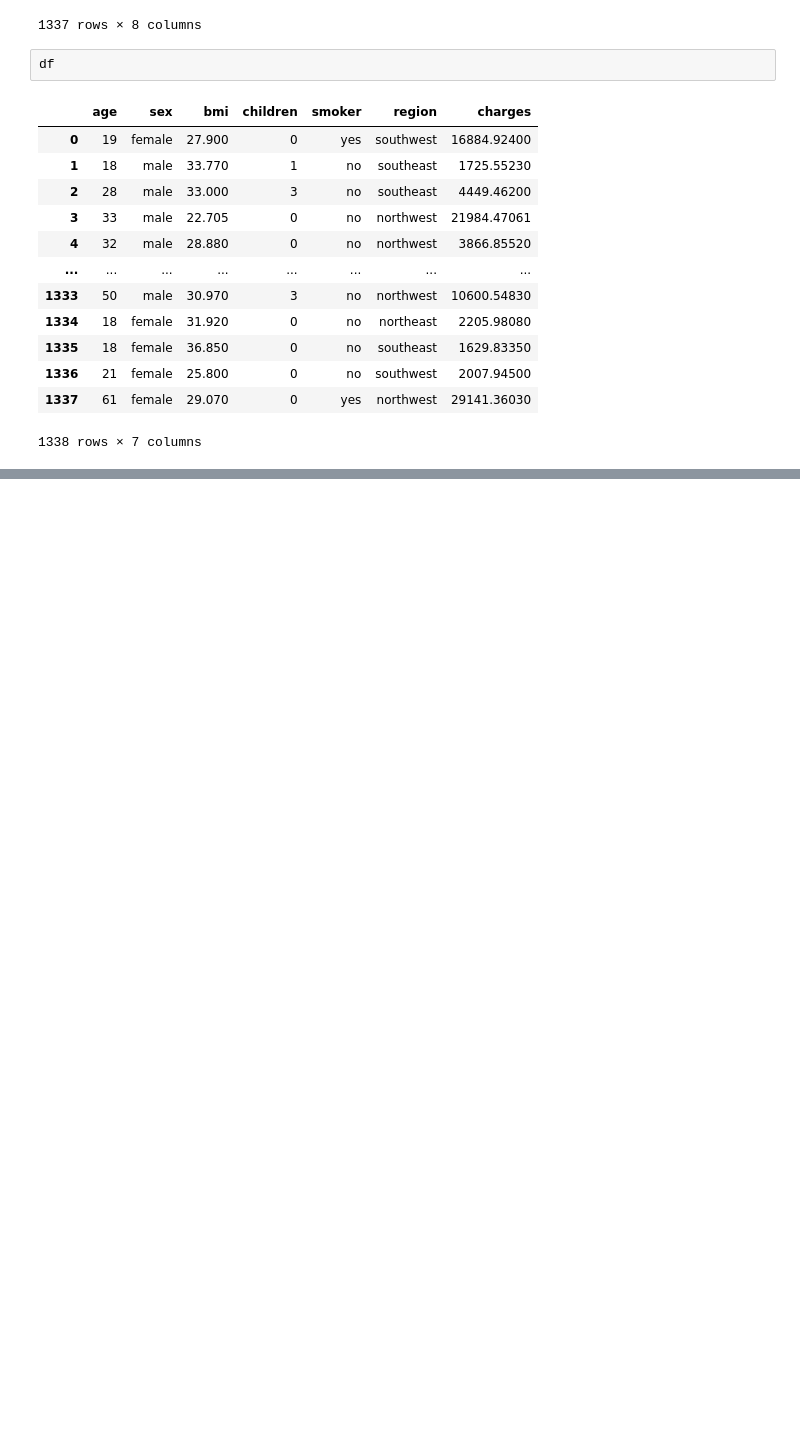
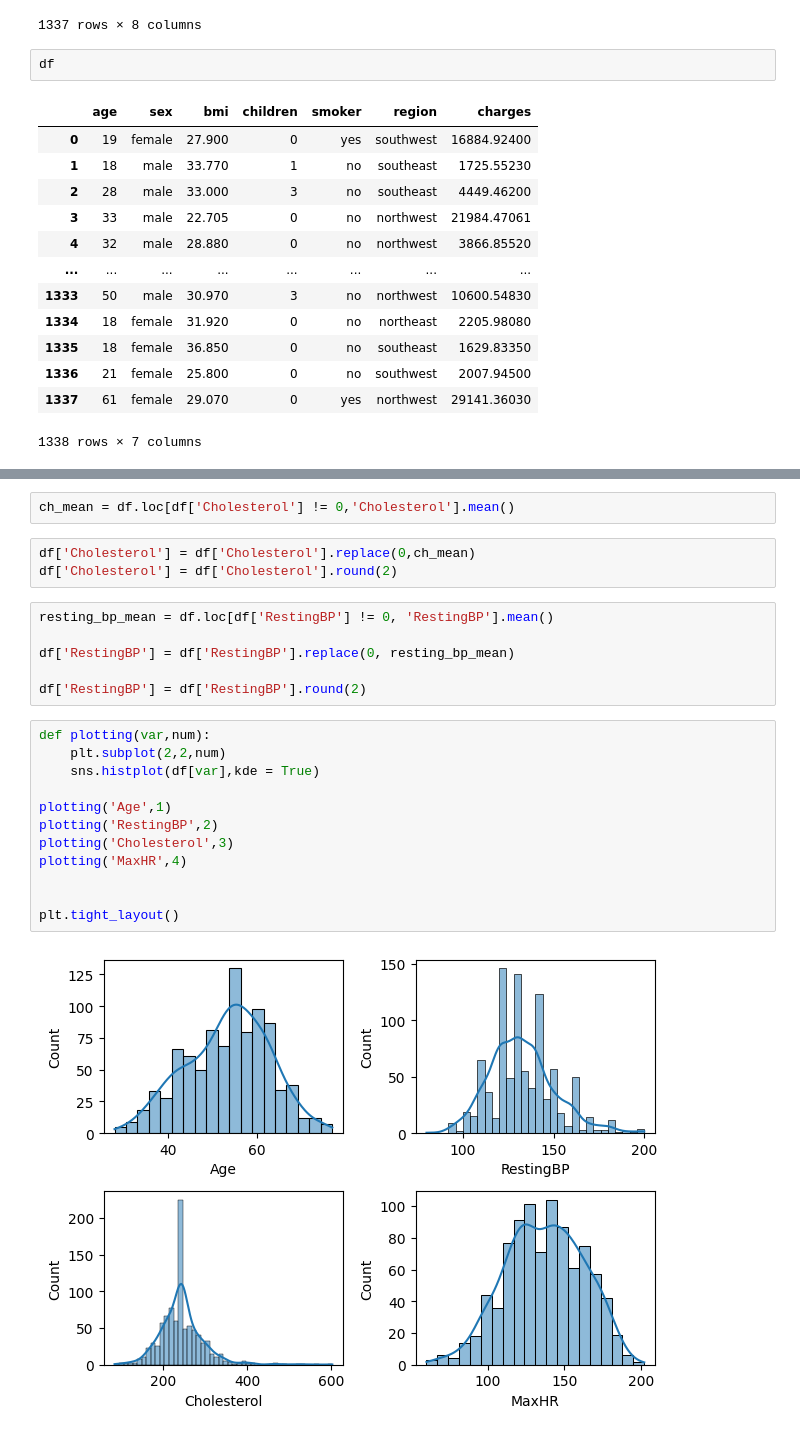
Before and after one commit to kartik147-design/Machine-Learning---1, a Jupyter notebook: main.ipynb, the cells around one changed output, grey strips where cells are left out. Drawn from its saved outputs; the diff is of its cells as text; blank space fills up the shorter version.

```diff
--- a/main.ipynb
+++ b/main.ipynb
@@ -371,0 +482,25 @@ df
+# %%
+ch_mean = df.loc[df['Cholesterol'] != 0,'Cholesterol'].mean()
+# %%
+df['Cholesterol'] = df['Cholesterol'].replace(0,ch_mean)
+df['Cholesterol'] = df['Cholesterol'].round(2)
+# %%
+resting_bp_mean = df.loc[df['RestingBP'] != 0, 'RestingBP'].mean()
+
+df['RestingBP'] = df['RestingBP'].replace(0, resting_bp_mean)
+
+df['RestingBP'] = df['RestingBP'].round(2)
+# %%
+def plotting(var,num):
+    plt.subplot(2,2,num)
+    sns.histplot(df[var],kde = True)
+
+plotting('Age',1)
+plotting('RestingBP',2)
+plotting('Cholesterol',3)
+plotting('MaxHR',4)
+
+
+plt.tight_layout()
+# %% [output]
+[figure, added]
```
Also changed, not shown: parts of 22 cells of this notebook.
